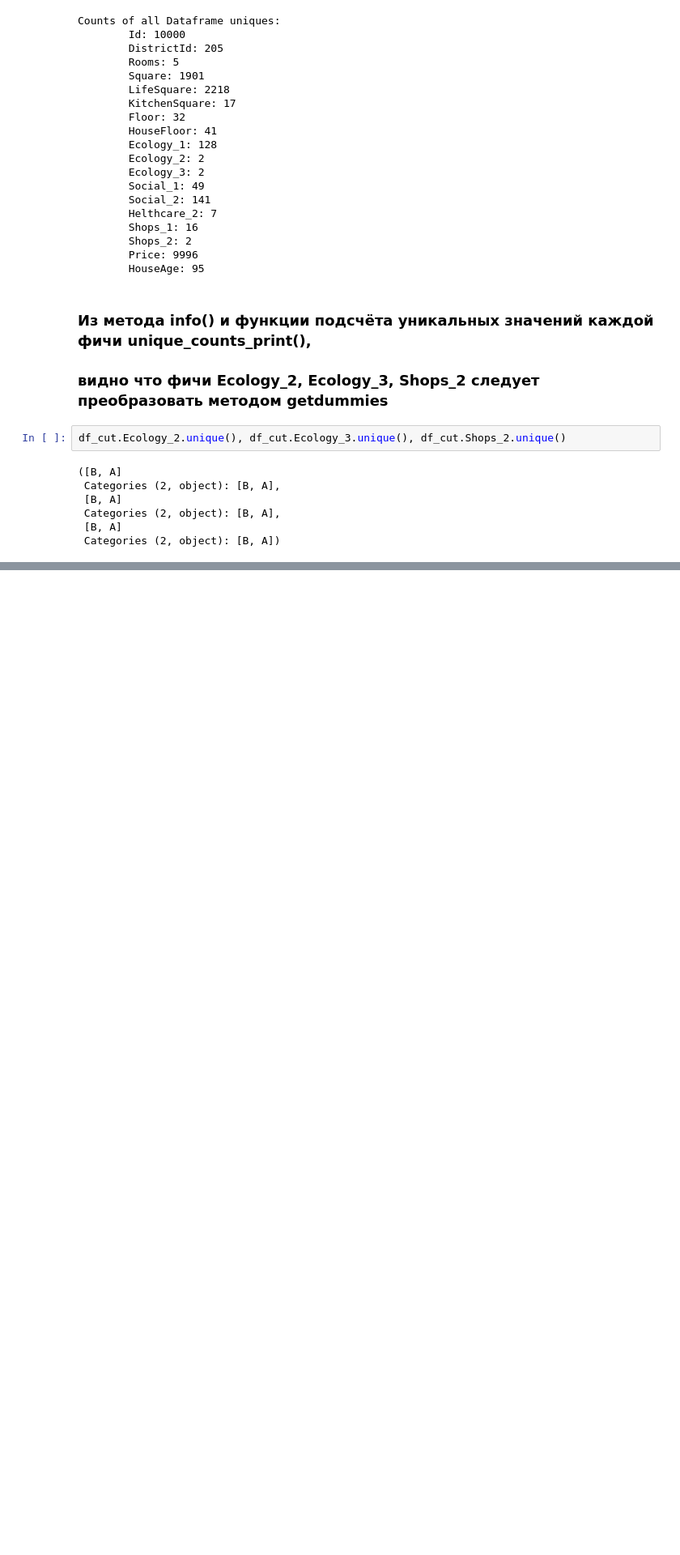
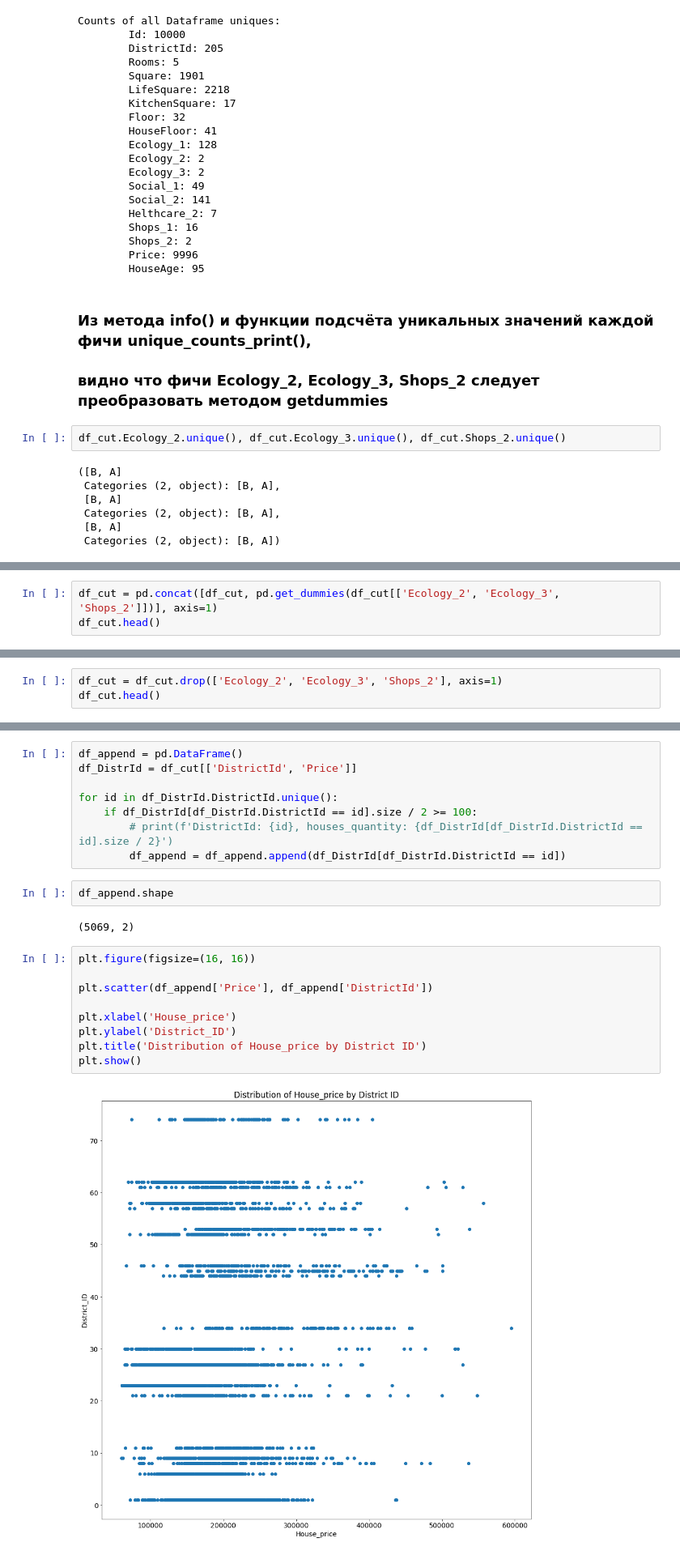
Before and after one commit to StasOzerov/DataSciencePythonLibs, a Jupyter notebook: Coursework_PythonLibs_part1/Coursework.ipynb, the cells around one changed output, grey strips where cells are left out. Shown at 81% size. Cells and saved outputs as stored; diff of their text form; blank space fills up the shorter version.

```diff
--- a/Coursework_PythonLibs_part1/Coursework.ipynb
+++ b/Coursework_PythonLibs_part1/Coursework.ipynb
@@ -860,0 +865,3 @@ df_cut.Ecology_2.unique(), df_cut.Ecology_3.unique(), df_cut.Shops_2.unique()
+# %%
+df_cut = pd.concat([df_cut, pd.get_dummies(df_cut[['Ecology_2', 'Ecology_3', 'Shops_2']])], axis=1)
+df_cut.head()
@@ -860,0 +876,3 @@ df_cut.Ecology_2.unique(), df_cut.Ecology_3.unique(), df_cut.Shops_2.unique()
+# %%
+df_cut = df_cut.drop(['Ecology_2', 'Ecology_3', 'Shops_2'], axis=1)
+df_cut.head()
@@ -860,0 +890,23 @@ df_cut.Ecology_2.unique(), df_cut.Ecology_3.unique(), df_cut.Shops_2.unique()
+# %%
+df_append = pd.DataFrame()
+df_DistrId = df_cut[['DistrictId', 'Price']]
+
+for id in df_DistrId.DistrictId.unique():
+    if df_DistrId[df_DistrId.DistrictId == id].size / 2 >= 100:
+        # print(f'DistrictId: {id}, houses_quantity: {df_DistrId[df_DistrId.DistrictId == id].size / 2}')
+        df_append = df_append.append(df_DistrId[df_DistrId.DistrictId == id])
+# %%
+df_append.shape
+# %% [output]
+(5069, 2)
+# %%
+plt.figure(figsize=(16, 16))
+
+plt.scatter(df_append['Price'], df_append['DistrictId'])
+
+plt.xlabel('House_price')
+plt.ylabel('District_ID')
+plt.title('Distribution of House_price by District ID')
+plt.show()
+# %% [output]
+[figure, added]
```
Also changed, not shown: parts of 17 cells of this notebook.
